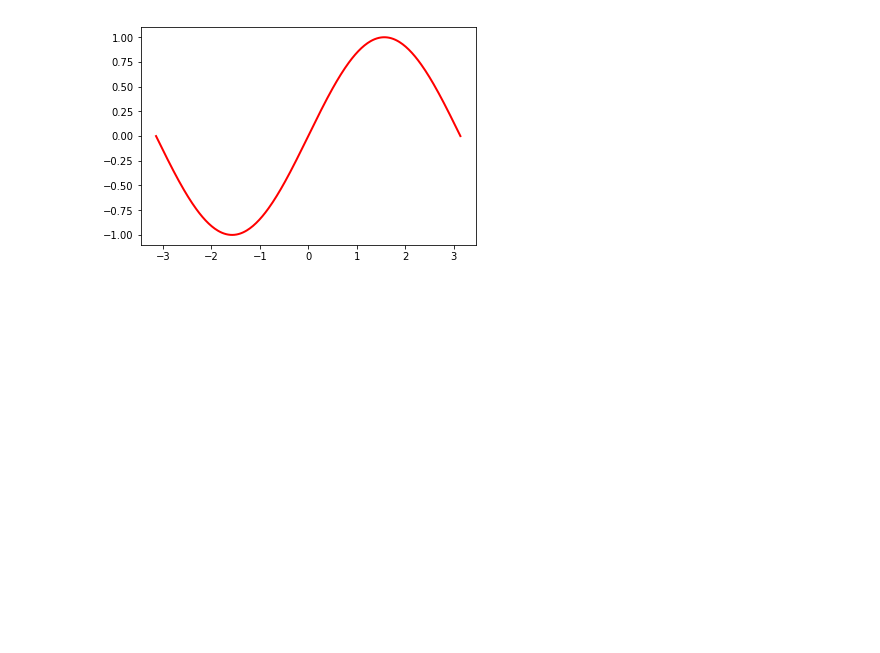
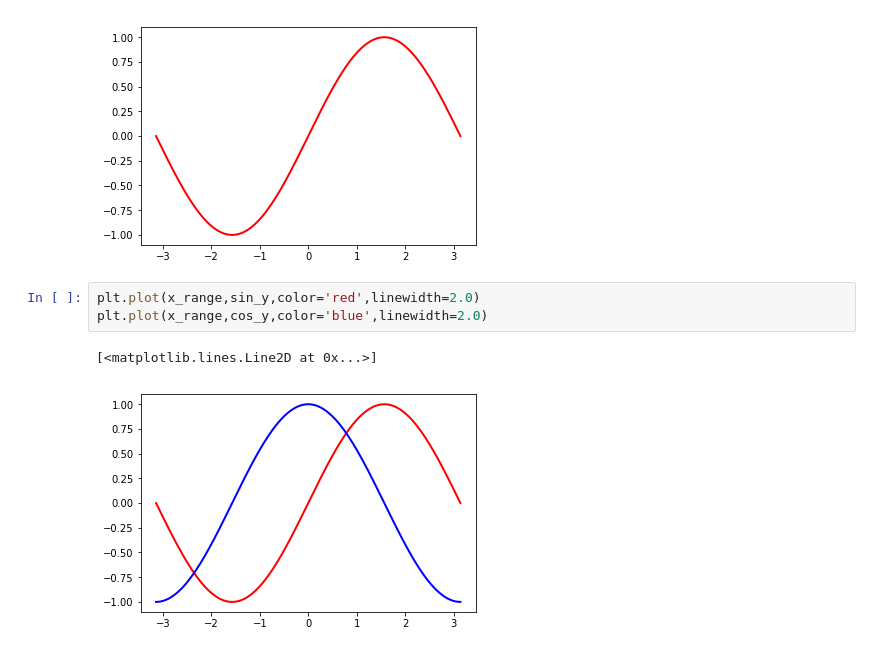
Before and after one commit to kamalacharya2044/dataseessions_may, a Jupyter notebook: day3.ipynb, the cells around one changed output. Drawn from its saved outputs; the diff is of its cells as text; blank space fills up the shorter version.

```diff
--- a/day3.ipynb
+++ b/day3.ipynb
@@ -302,3 +302,9 @@ plt.plot(x_range,sin_y,color='red',linewidth=2.0)
 # %% [output]
 [<matplotlib.lines.Line2D at 0x...>]
 [figure]
+# %%
+plt.plot(x_range,sin_y,color='red',linewidth=2.0)
+plt.plot(x_range,cos_y,color='blue',linewidth=2.0)
+# %% [output]
+[<matplotlib.lines.Line2D at 0x...>]
+[figure, added]
```
